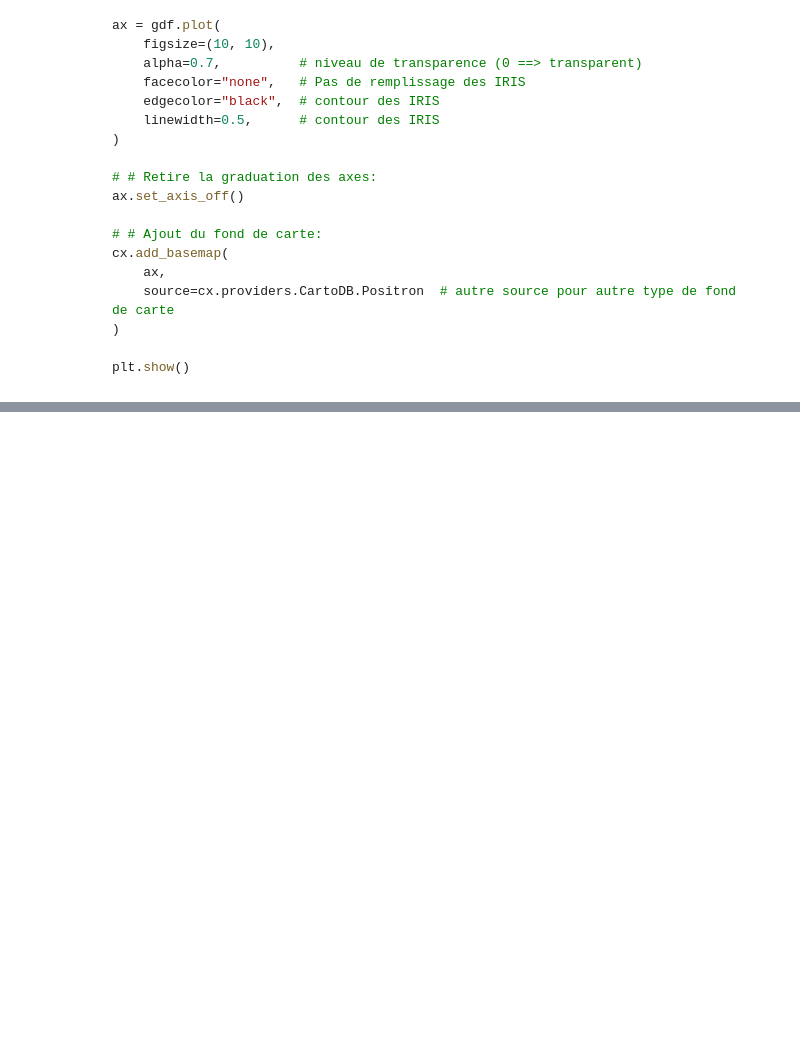
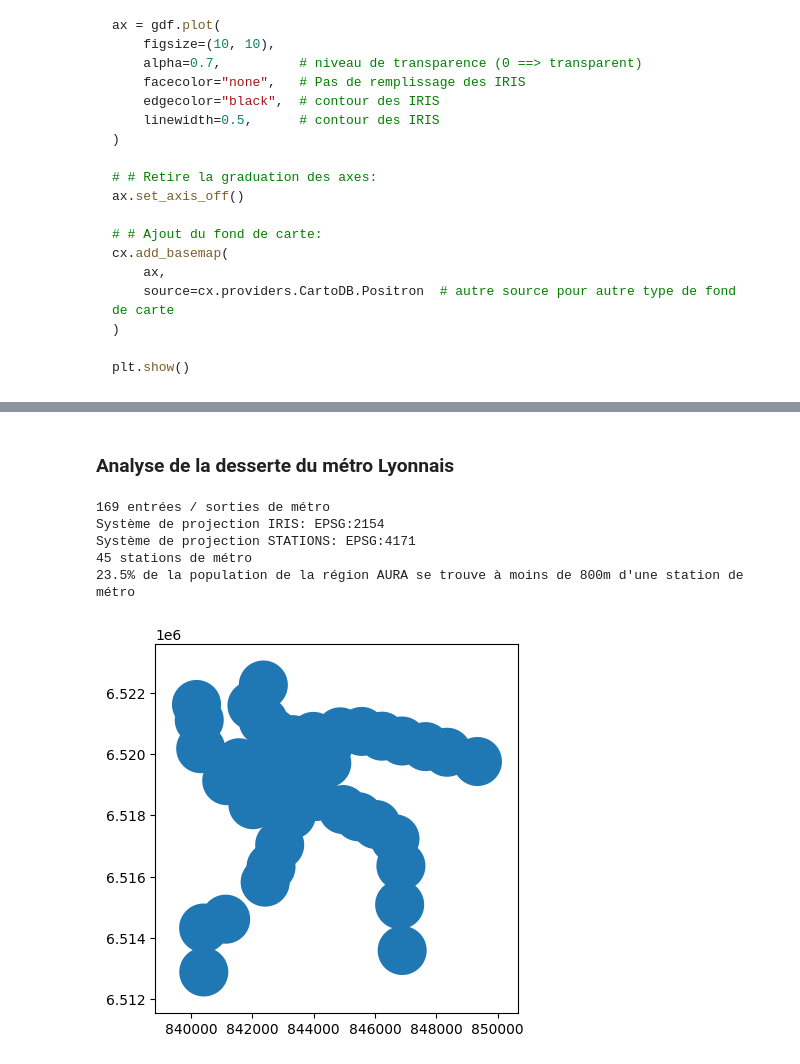
Before and after one commit to daniel-odc/td_pythonds_ensae, a Jupyter notebook: notebooks/cookbook_geopandas_OpenDC.ipynb, the cells around one changed output, grey strips where cells are left out. Drawn from its saved outputs; the diff is of its cells as text; code cells hidden in the pictures; blank space fills up the shorter version.

Commit message:
Cookbook geopandas - data

```diff
--- a/notebooks/cookbook_geopandas_OpenDC.ipynb
+++ b/notebooks/cookbook_geopandas_OpenDC.ipynb
@@ -572,0 +537,42 @@ gdf_metro_stations.head()
+# %% [markdown]
+
+### Analyse de la desserte du métro Lyonnais
+# %%
+# # Entrées sorties du réseau de métro:
+gdf_iris = gpd.read_file('./data/contours-iris-2025_population.gpkg')  # carte avec population pour ne pas avoir à refaire la jointure
+gdf_in_out = gpd.read_file('./aura_data/tcl_entrees_sorties_stations_metro.gpkg')
+print(f"{len(gdf_in_out.index):,} entrées / sorties de métro")
+
+# # Affichage du CRS: toujours vérifier la cohérence des CRS avant de croiser les informations géographiques!
+print(f'Système de projection IRIS: {gdf_iris.crs}')
+print(f'Système de projection STATIONS: {gdf_in_out.crs}')
+
+# # Conversion du CRS des stations pour qu'il soit cohérent avec la carte des IRIS
+crs_iris = gdf_iris.crs
+gdf_in_out.to_crs(crs=crs_iris, inplace=True)
+
+# # Suppression des doublons sur les noms de stations:
+gdf_stations = gdf_in_out.drop_duplicates(subset='nom', keep='first')
+print(f"{len(gdf_stations.index):,} stations de métro")
+
+# # Creation d'une zone tampon autour des stations de métro de 800m:
+distance = 800
+gdf_buffer = gdf_stations.copy()
+gdf_buffer.geometry = gdf_stations.geometry.buffer(distance=distance)
+gdf_buffer.plot()
+
+# # Intersection avec les zones IRIS:
+gdf_iris = gdf_iris.sjoin(gdf_buffer, how='left', predicate='intersects')
+
+# # Compte la population dans des zones IRIS à moins de 800m vs population totale:
+pop_tot = gdf_iris['P22_POP'].sum()
+pop_stations = gdf_iris.loc[~gdf_iris['id_station'].isna(), 'P22_POP'].sum()
+
+print(f"{pop_stations/pop_tot:.1%} de la population de la région AURA se trouve à moins de {distance}m d'une station de métro")
+# %% [output]
+169 entrées / sorties de métro
+Système de projection IRIS: EPSG:2154
+Système de projection STATIONS: EPSG:4171
+45 stations de métro
+23.5% de la population de la région AURA se trouve à moins de 800m d'une station de métro
+[figure, added]
```
Also changed, not shown: parts of 8 cells of this notebook, 1 other file.
